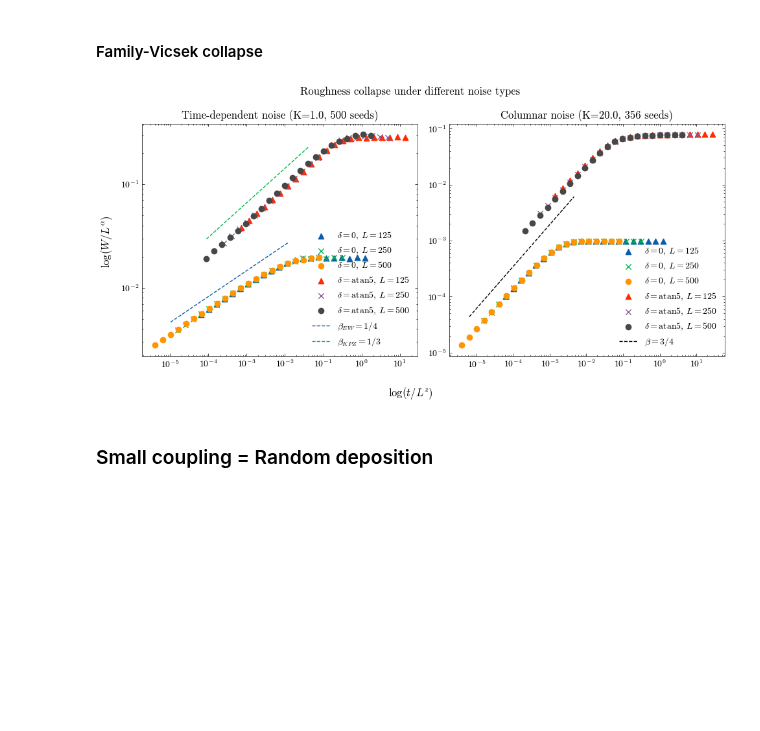
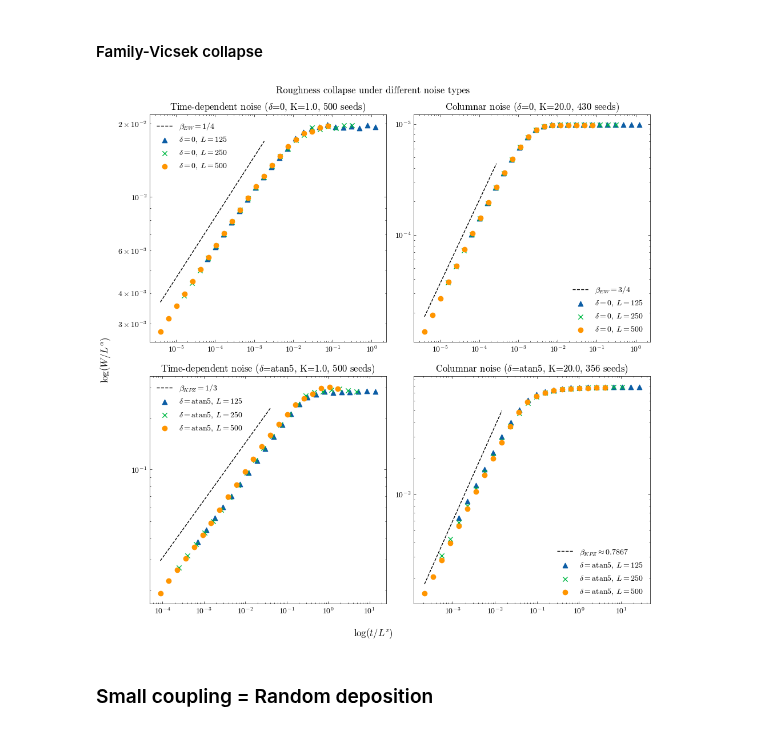
Before and after one commit to goznalo-git/RoughKuramoto, a Jupyter notebook: 2-Roughness.ipynb, the cells around one changed output. Cells and saved outputs as stored; diff of their text form; code cells hidden in the pictures; blank space fills up the shorter version.

```diff
--- a/2-Roughness.ipynb
+++ b/2-Roughness.ipynb
@@ -196,4 +196,7 @@ markerdict = {500: "o", 250: "x", 125: "^", 1000: "s"}
 T = 20000
 # %% [markdown]
 ### Large coupling = KPZ, EW
+# %%
+# Adjustment to the crossover time: t_x = tx * L**z (BY HAND)
+tx = {"TimeDep": {"EW": 1/30, "KPZ": 1/3}, "Columnar": {"EW": 1/200, "KPZ": 1/10}}
 # %%
@@ -337,18 +321,28 @@ plt.show()
 # %% [markdown]
 #### Family-Vicsek collapse
 # %%
-fig, ax = plt.subplots(1, 2, figsize=(10,5))
+fig, ax = plt.subplots(2, 2, figsize=(10,10))
 fig.suptitle("Roughness collapse under different noise types")
 
 fig.supxlabel(r"$\log (t/L^z)$")
 fig.supylabel(r"$\log (W / L^\alpha)$")
 
-## EXPONENTS:
 
-for i, (typenoise, typelabel, alpha) in enumerate(zip(["TimeDep", "Columnar"], ["Time-dependent noise", "Columnar noise"], [1/2, 1])
+# Scalings
+ax[0,0].loglog(t[1:-8:] / L**(z_dict["TimeDep"]["EW"]), (t[1:-8:] / L ** (alpha_dict["TimeDep"]["EW"])) **(beta_dict["TimeDep"]["EW"]) /125,
+               label=r"$\beta_{EW}=1/4$", linestyle="--", color="k")
+ax[1,0].loglog(t[1:-8:] / L**(z_dict["TimeDep"]["KPZ"]), (t[1:-8:] / L ** (alpha_dict["TimeDep"]["KPZ"])) **(beta_dict["TimeDep"]["KPZ"]) /12,
+               label=r"$\beta_{KPZ}=1/3$", linestyle="--", color="k")
+
+ax[0,1].loglog(t[1:-12:] / L**(z_dict["Columnar"]["EW"]), (t[1:-12:] / L ** (alpha_dict["Columnar"]["EW"])) **(beta_dict["Columnar"]["EW"]) /50,
+               label=r"$\beta_{EW}=3/4$", linestyle="--", color="k")
+ax[1,1].loglog(t[1:-12:] / L**(z_dict["Columnar"]["KPZ"]), (t[1:-12:] / L ** (alpha_dict["Columnar"]["KPZ"])) **(beta_dict["Columnar"]["KPZ"]) /3,
+               label=r"$\beta_{KPZ}\approx 0.7867$", linestyle="--", color="k")
+
+for i, (typenoise, typelabel) in enumerate(zip(["TimeDep", "Columnar"], ["Time-dependent noise", "Columnar noise"])
 ):
 
-    for delta, deltaname, z in zip([0, np.arctan(5)], ["0", "atan5"], [3/2, 2]):
+    for j, (delta, deltaname) in enumerate(zip([0, np.arctan(5)], ["0", "atan5"])):
 
         # select rows for this noise type and delta
         mask = mask = (
@@ -356,47 +350,39 @@ for i, (typenoise, typelabel, alpha) in enumerate(zip(["TimeDep", "Columnar"], [
             & (avg_df["deltaname"] == deltaname)
             & ((avg_df["K"] == 1) | (avg_df["K"] == 20))
             & (avg_df["T"] == T)
             & (avg_df["L"] < 1000)
         )
         sub = avg_df[mask]
 
         # in case there are multiple (K, L) combos, plot them all
         for _, row in sub.iterrows():
             t = row["t"]
             mean_roughness = row["mean_roughness"]
             L = row["L"]
             K = row["K"]
             M = row["M"]
 
             # Collapse variables
             tLz = t / L**(z_dict[typenoise][delta_to_label[deltaname]])
             WLa = mean_roughness / L**(alpha_dict[typenoise][delta_to_label[deltaname]])
 
             if deltaname == "atan5":
                 WLa *= 5
 
-            ax[i].scatter(tLz, WLa, label=r"$\delta=$" + deltaname + r", $L=$" + str(L), marker=markerdict[L])
-            ax[i].set_title(typelabel+ f" (K={K}, {M} seeds)")
+            ax[j,i].scatter(tLz, WLa, label=r"$\delta=$" + deltaname + r", $L=$" + str(L), marker=markerdict[L])
 
-ax[0].set_yscale('log')
-ax[0].set_xscale('log')
-ax[1].set_yscale('log')
-ax[1].set_xscale('log')
+        ax[j,i].set_title(typelabel+ r" ($\delta$="+f"{deltaname}, K={K}, {M} seeds)")
 
-ax[0].loglog(t[3:-4:] / L**(z_dict["TimeDep"]["EW"]), (t[3:-4:] / L ** (alpha_dict["TimeDep"]["EW"])) **(beta_dict["TimeDep"]["EW"]) /125, label=r"$\beta_{EW}=1/4$", linestyle="--")
-ax[0].loglog(t[1:-8:] / L**(z_dict["TimeDep"]["KPZ"]), (t[1:-8:] / L ** (alpha_dict["TimeDep"]["KPZ"])) **(beta_dict["TimeDep"]["KPZ"]) /12, label=r"$\beta_{KPZ}=1/3$", linestyle="--")
+        ax[j,i].set_xscale('log')
+        ax[j,i].set_yscale('log')
 
-ax[1].loglog(t[2:-6:] / L**(z_dict["Columnar"]["EW"]), (t[2:-6:] / L ** (alpha_dict["Columnar"]["EW"])) **(beta_dict["Columnar"]["EW"]) /30, label=r"$\beta=3/4$", linestyle="--", color="k")
-# ax[1].loglog(t[1:-14:] / L**(3/2), (t[1:-14:] / L ** (1/2)) **(1) /20, label=r"$\beta=1$ ??", linestyle="--", color="k")
-
-ax[0].legend()
-ax[1].legend()
+        ax[j,i].legend()
 
 
 plt.tight_layout()
 plt.show()
 # %% [output]
-[figure, old version]
+[figure, new version]
 # %% [markdown]
 ### Small coupling = Random deposition
 # %%
```
Also changed, not shown: parts of 7 cells of this notebook, 3 other files.
